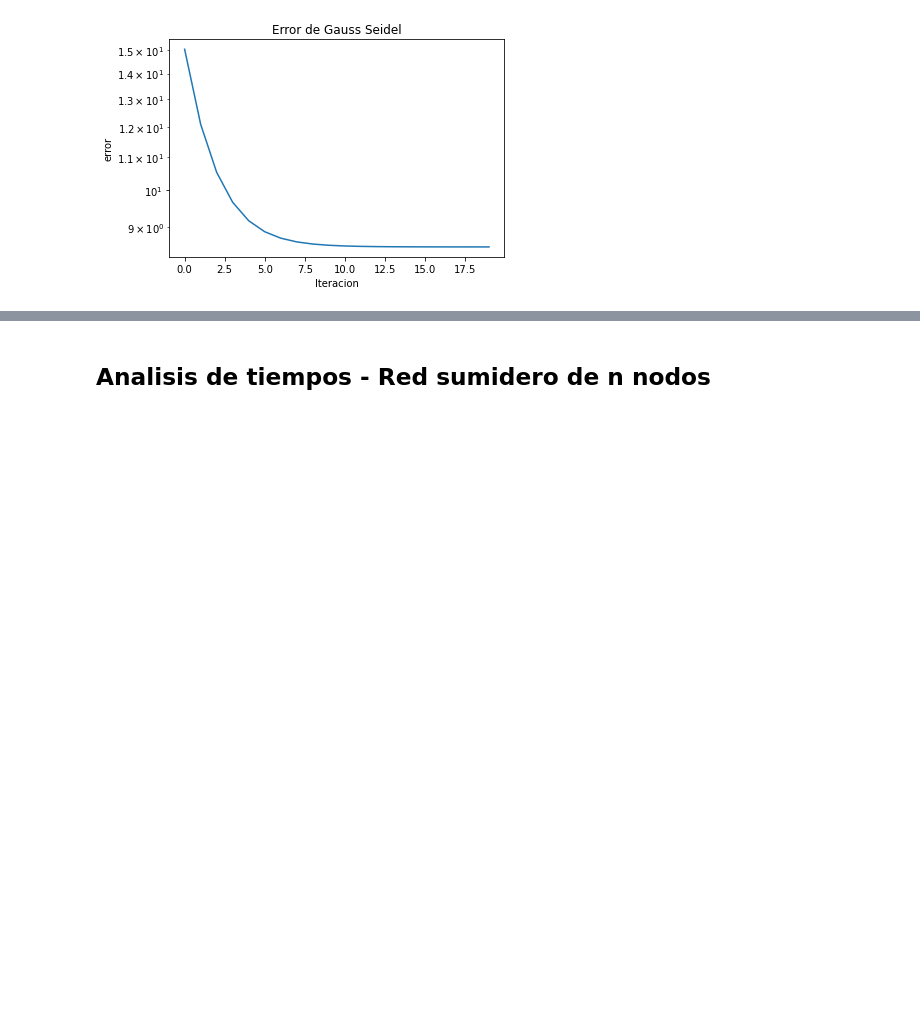
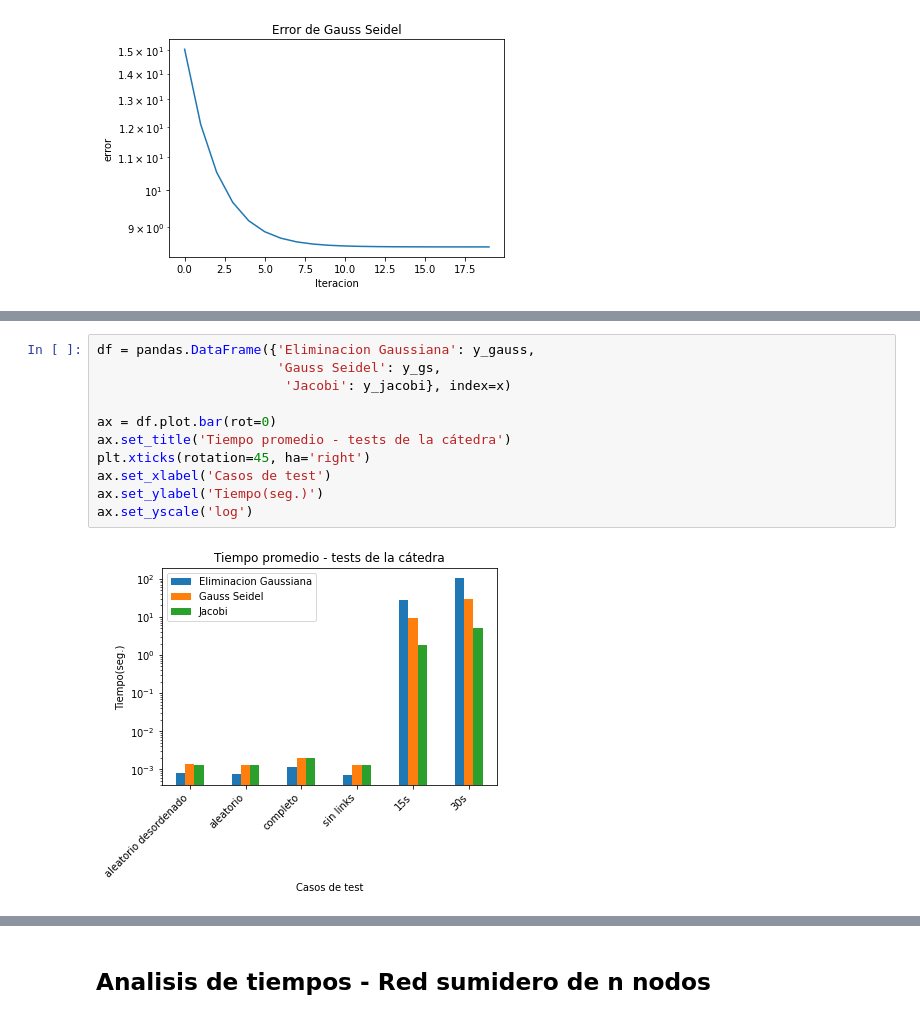
Before and after one commit to gianfrancobtl/tp3-metnum-c2-2022, a Jupyter notebook: Notebooks/TP_3_metodos_iterativos.ipynb, the cells around one changed output, grey strips where cells are left out. Drawn from its saved outputs; the diff is of its cells as text; blank space fills up the shorter version.

```diff
--- a/Notebooks/TP_3_metodos_iterativos.ipynb
+++ b/Notebooks/TP_3_metodos_iterativos.ipynb
@@ -172,0 +224,13 @@ plt.show()
+# %%
+df = pandas.DataFrame({'Eliminacion Gaussiana': y_gauss,
+                       'Gauss Seidel': y_gs,
+                        'Jacobi': y_jacobi}, index=x)
+
+ax = df.plot.bar(rot=0)
+ax.set_title('Tiempo promedio - tests de la cátedra')
+plt.xticks(rotation=45, ha='right')
+ax.set_xlabel('Casos de test')
+ax.set_ylabel('Tiempo(seg.)')
+ax.set_yscale('log')
+# %% [output]
+[figure, added]
```
Also changed, not shown: parts of 13 cells of this notebook.
